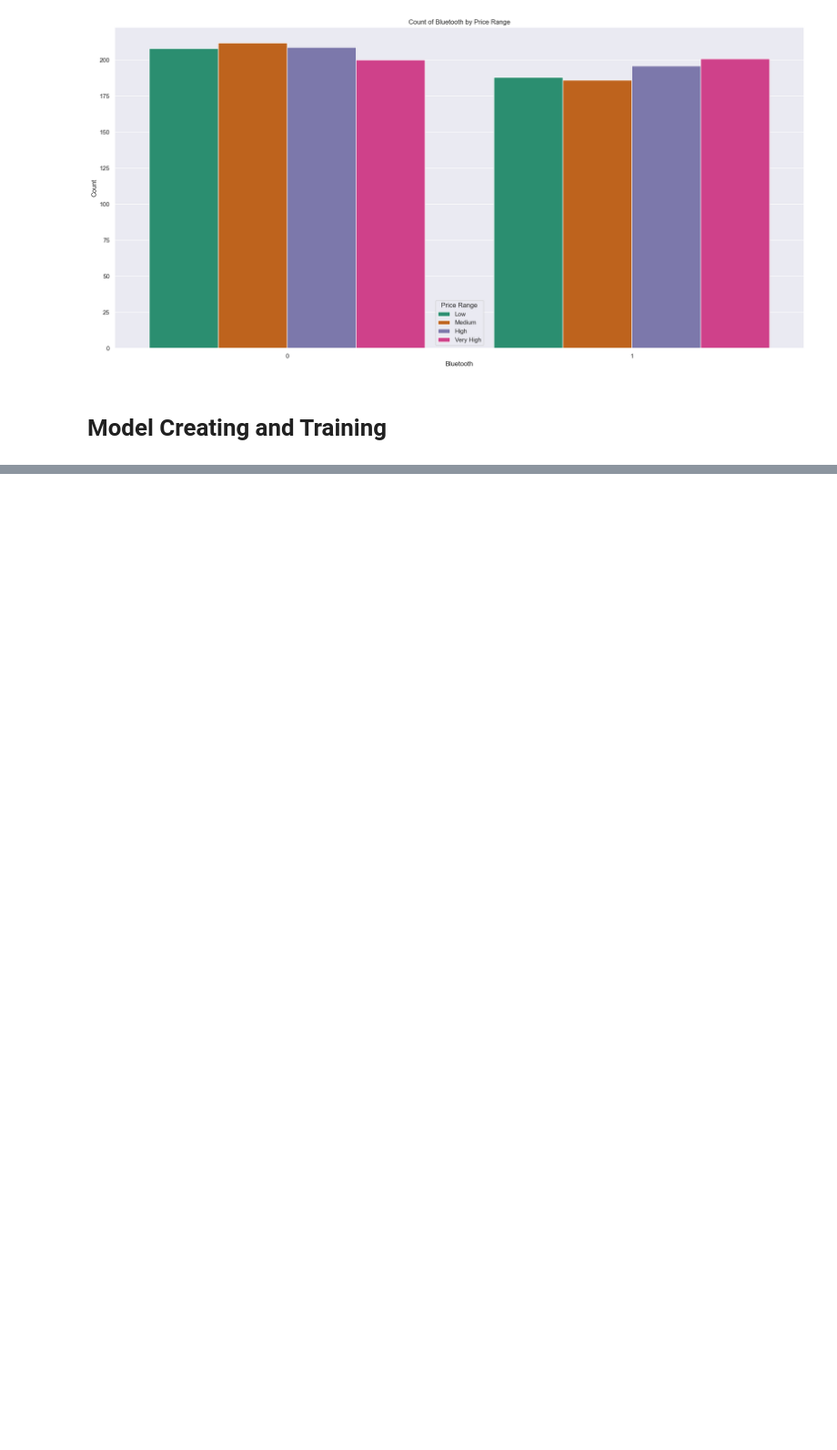
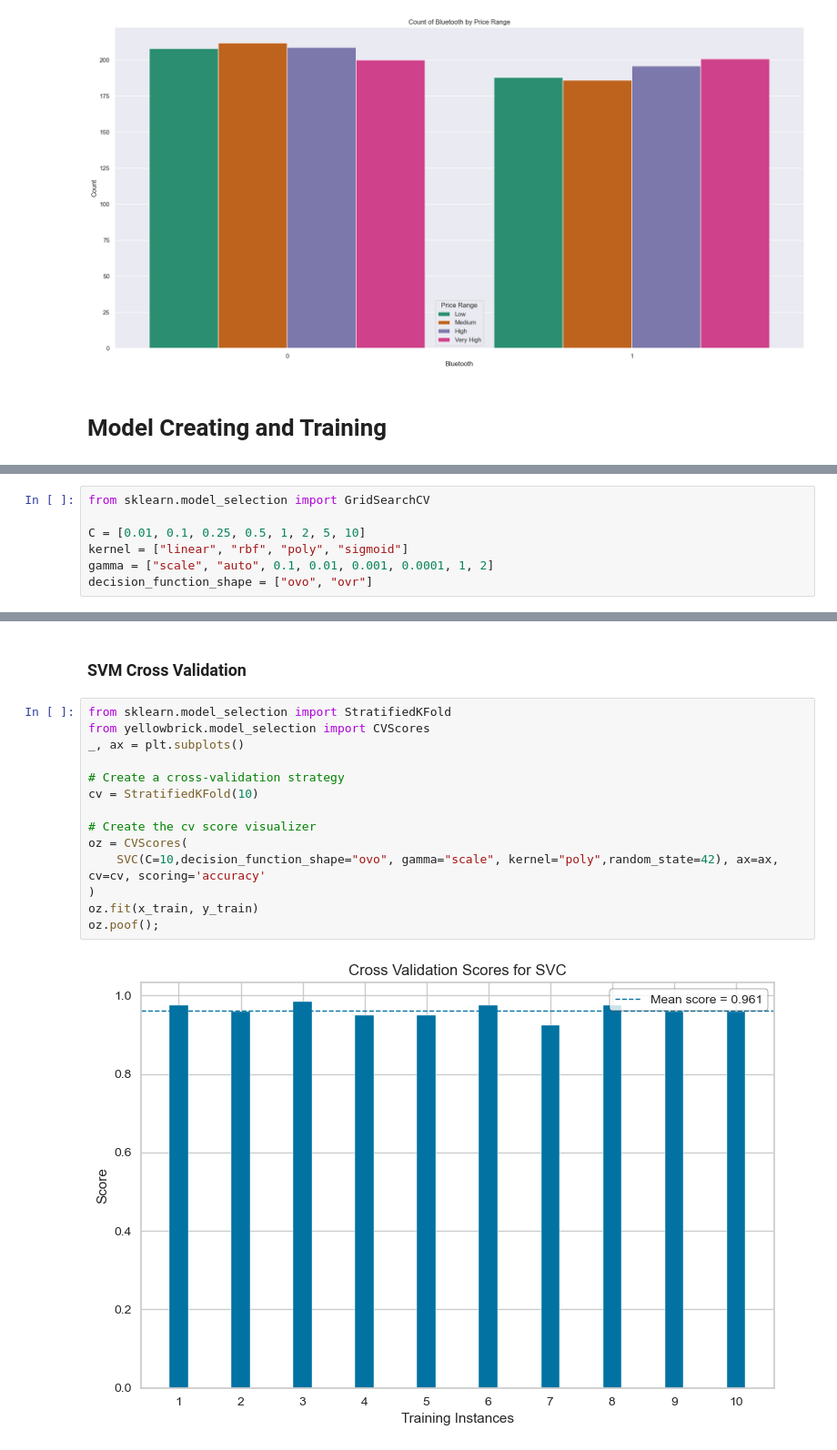
Before and after one commit to EpsilonZYJ/IntroductionToAI, a Jupyter notebook: MobilePrice2.ipynb, the cells around one changed output, grey strips where cells are left out. Shown at 91% size. Cells and saved outputs as stored; diff of their text form; blank space fills up the shorter version.

```diff
--- a/MobilePrice2.ipynb
+++ b/MobilePrice2.ipynb
@@ -470,0 +499,7 @@ plt.show()
+# %%
+from sklearn.model_selection import GridSearchCV
+
+C = [0.01, 0.1, 0.25, 0.5, 1, 2, 5, 10]
+kernel = ["linear", "rbf", "poly", "sigmoid"]
+gamma = ["scale", "auto", 0.1, 0.01, 0.001, 0.0001, 1, 2]
+decision_function_shape = ["ovo", "ovr"]
@@ -470,0 +515,18 @@ plt.show()
+# %% [markdown]
+### SVM Cross Validation
+# %%
+from sklearn.model_selection import StratifiedKFold
+from yellowbrick.model_selection import CVScores
+_, ax = plt.subplots()
+
+# Create a cross-validation strategy
+cv = StratifiedKFold(10)
+
+# Create the cv score visualizer
+oz = CVScores(
+    SVC(C=10,decision_function_shape="ovo", gamma="scale", kernel="poly",random_state=42), ax=ax, cv=cv, scoring='accuracy'
+)
+oz.fit(x_train, y_train)
+oz.poof();
+# %% [output]
+[figure, added]
```
Also changed, not shown: parts of 38 cells of this notebook.
